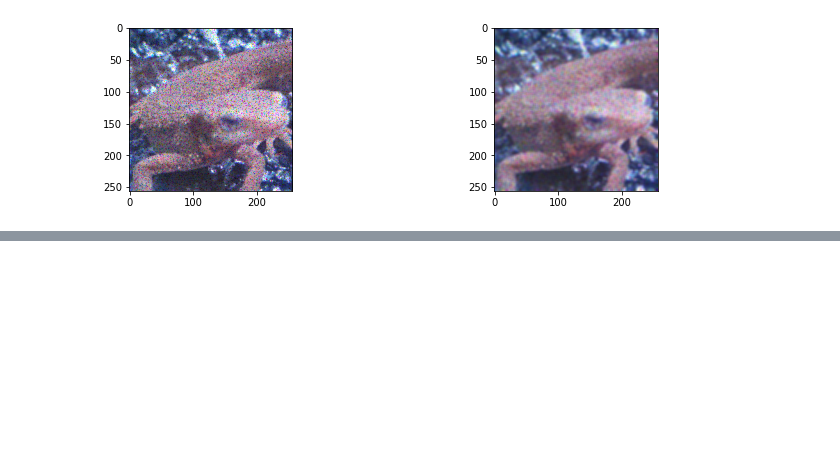
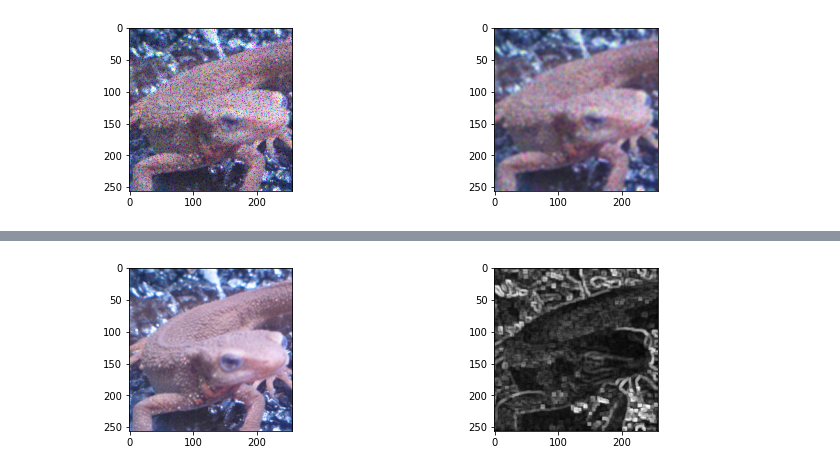
Before and after one commit to iorn121/ImageProcessing100Questions, a Jupyter notebook: ImageProcessing11_20Q.ipynb, the cells around one changed output, grey strips where cells are left out. Cells and saved outputs as stored; diff of their text form; code cells hidden in the pictures; blank space fills up the shorter version.

```diff
--- a/ImageProcessing11_20Q.ipynb
+++ b/ImageProcessing11_20Q.ipynb
@@ -63,0 +80,35 @@ plt.show()
+# %%
+def filter_max_min(img,ksize=(5,5)):
+  _img = img.copy().astype(np.float32)
+  ksize_h,ksize_w=ksize
+
+  h,w=img.shape[:2]
+  pad_top,pad_bottom=ksize_h,ksize_h
+  pad_left,pad_right=ksize_w,ksize_w
+
+  if len(_img.shape)==2:
+    _img=np.expand_dims(_img,axis=-1)
+
+  _img=np.pad(_img,[(pad_top,pad_bottom),(pad_left,pad_right),(0,0)],"edge")
+  out=np.zeros_like(_img)
+
+  new_h,new_w=out.shape[:2]
+  c=1 if len(out.shape)==2 else out.shape[2]
+
+  for iy in range(new_h-ksize_h):
+    for ix in range(new_w-ksize_w):
+      for ic in range(c):
+        out[iy,ix,ic]=_img[iy:iy+ksize_h,ix:ix+ksize_w,ic].max()-_img[iy:iy+ksize_w,ix:ix+ksize_w,ic].min()
+
+  out=out[pad_top:pad_top+h,pad_left:pad_left+w]
+  return np.clip(out,0,255).astype(np.uint8)
+
+img_mm=filter_max_min(img_gray,(5,5))
+plt.figure(figsize=(12,3))
+plt.subplot(1,2,1)
+plt.imshow(img_orig,cmap="gray")
+plt.subplot(1,2,2)
+plt.imshow(img_mm[...,0],cmap="gray")
+plt.show()
+# %% [output]
+[figure, added]
```
Also changed, not shown: parts of 2 cells of this notebook.
